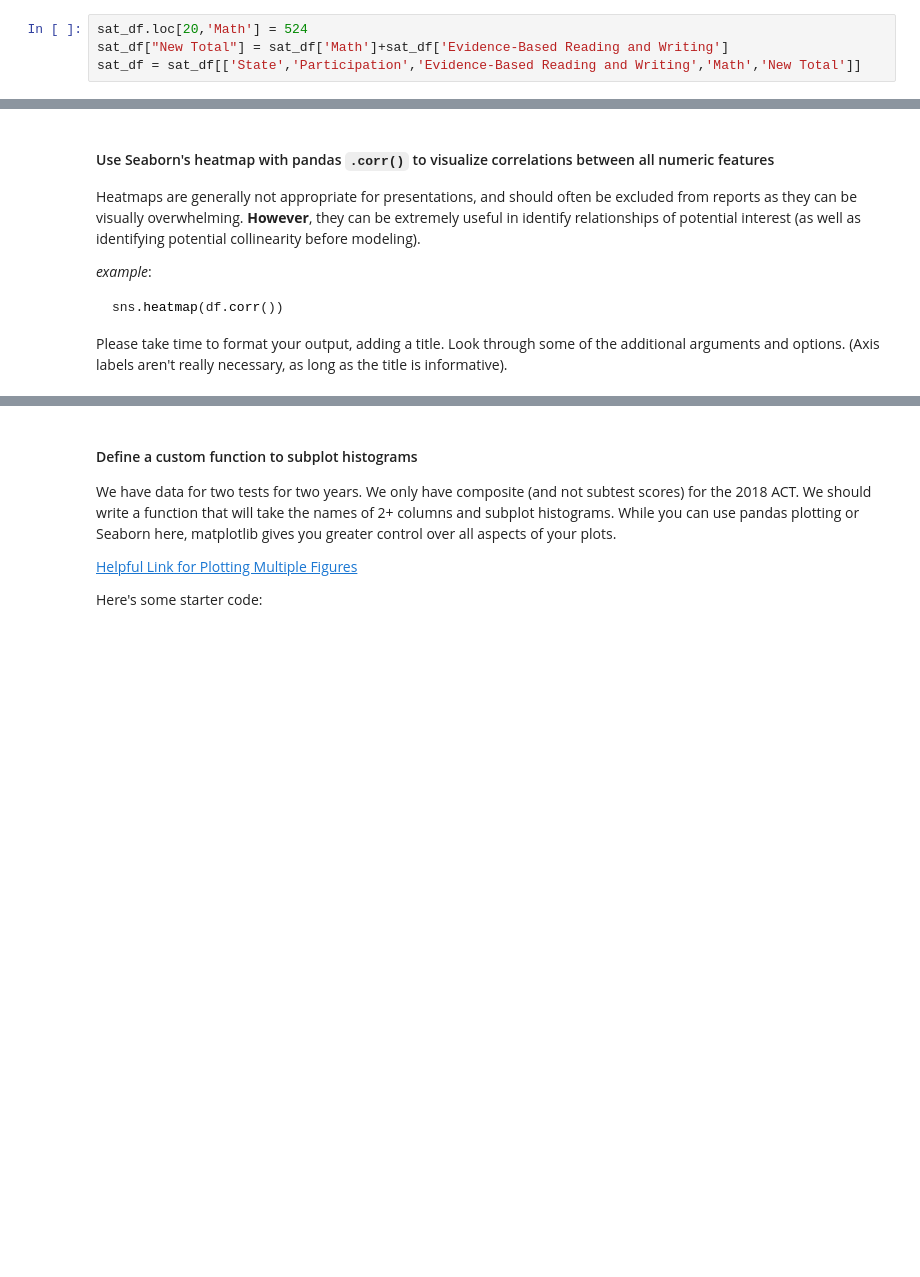
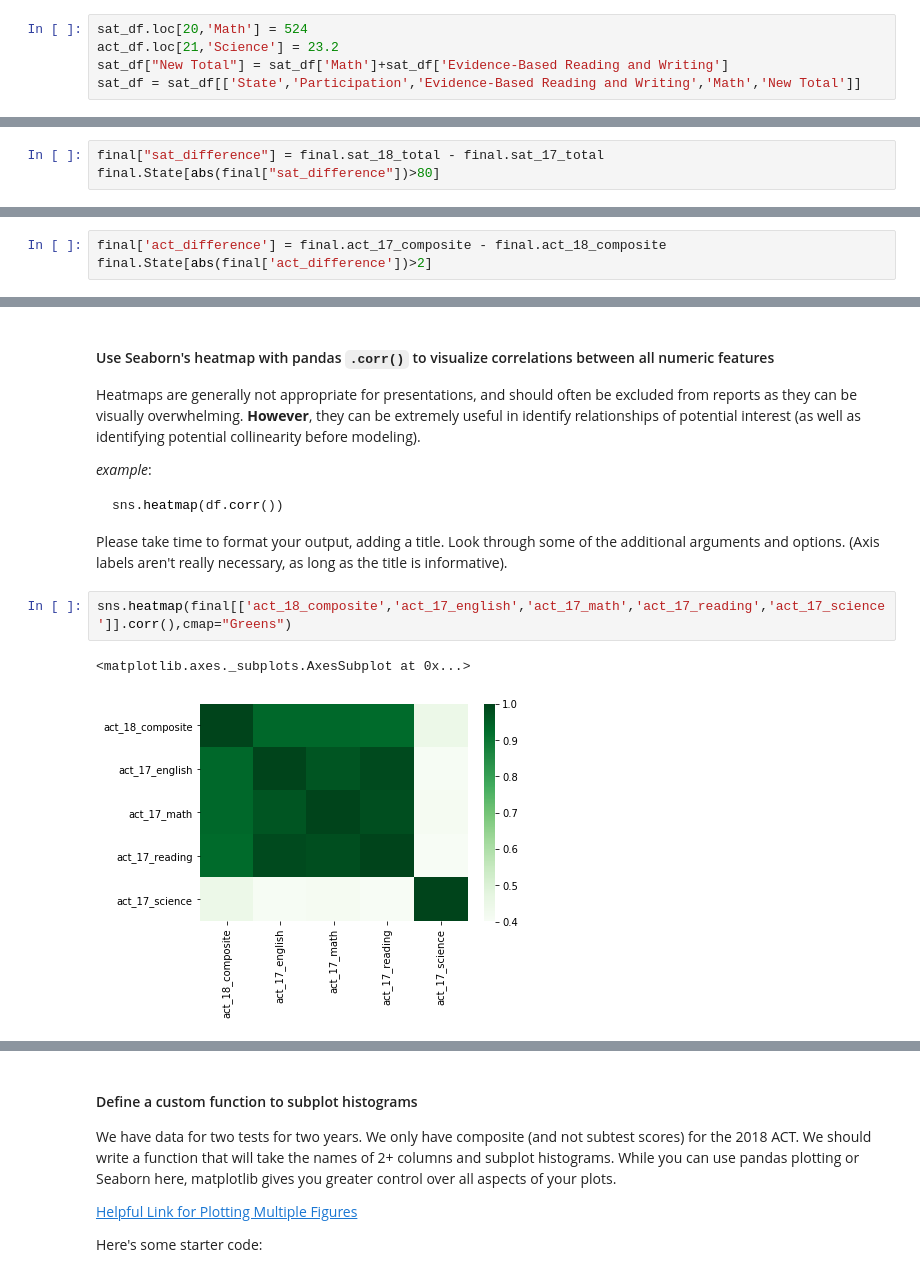
Before and after one commit to KennethChewx/Project_1, a Jupyter notebook: code/starter-code.ipynb, the cells around one changed output, grey strips where cells are left out. Saved outputs shown, nothing was run; the diff lists cells and outputs as text; blank space fills up the shorter version.

Commit message:
Update to visualization needed. To define subplot functions.

````diff
--- a/code/starter-code.ipynb
+++ b/code/starter-code.ipynb
@@ -154,5 +183,6 @@ As for the outlier in ACT science section, although the score if 2.3 is well bel
 # %%
 sat_df.loc[20,'Math'] = 524
+act_df.loc[21,'Science'] = 23.2
 sat_df["New Total"] = sat_df['Math']+sat_df['Evidence-Based Reading and Writing']
 sat_df = sat_df[['State','Participation','Evidence-Based Reading and Writing','Math','New Total']]
 # %%
@@ -521,0 +551,3 @@ def find_lowest(participation):
+# %%
+final["sat_difference"] = final.sat_18_total - final.sat_17_total
+final.State[abs(final["sat_difference"])>80]
@@ -521,0 +559,3 @@ def find_lowest(participation):
+# %%
+final['act_difference'] = final.act_17_composite - final.act_18_composite
+final.State[abs(final['act_difference'])>2]
@@ -544,3 +617,8 @@ sns.heatmap(df.corr())
 ```
 
 Please take time to format your output, adding a title. Look through some of the additional arguments and options. (Axis labels aren't really necessary, as long as the title is informative).
+# %%
+sns.heatmap(final[['act_18_composite','act_17_english','act_17_math','act_17_reading','act_17_science']].corr(),cmap="Greens")
+# %% [output]
+<matplotlib.axes._subplots.AxesSubplot at 0x...>
+[figure, added]
````
Also changed, not shown: parts of 17 cells of this notebook.
